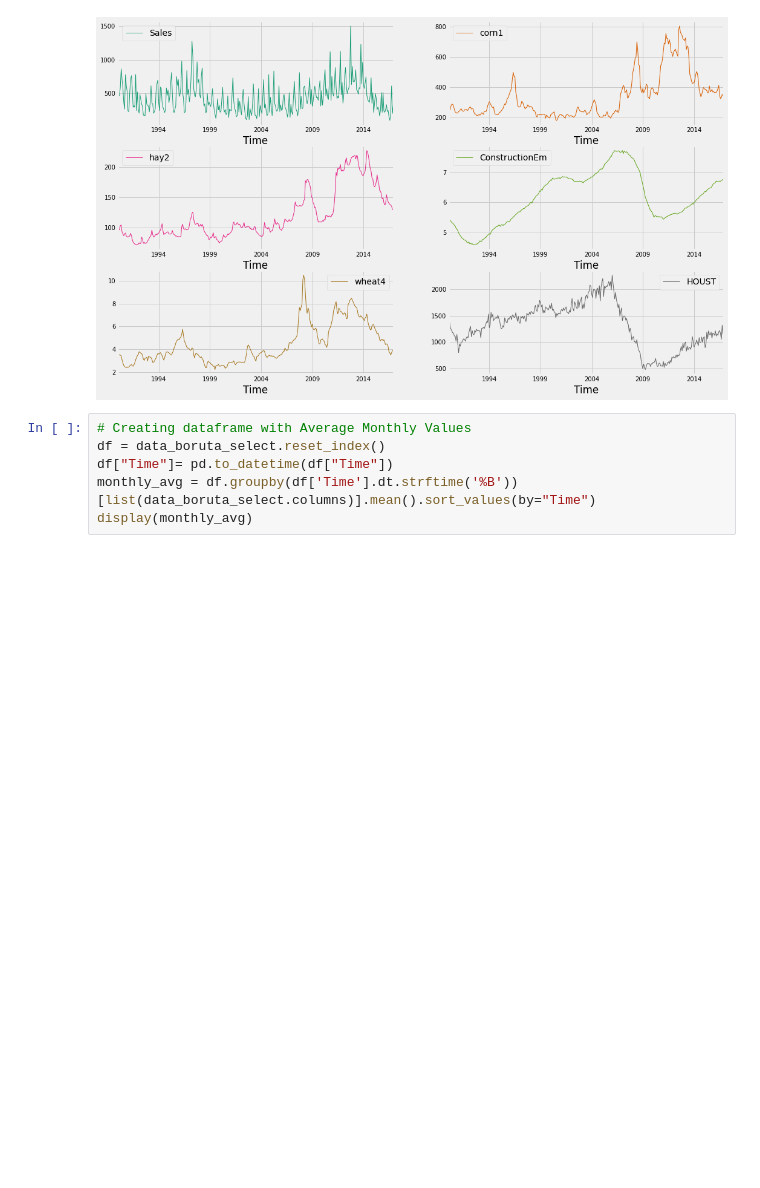
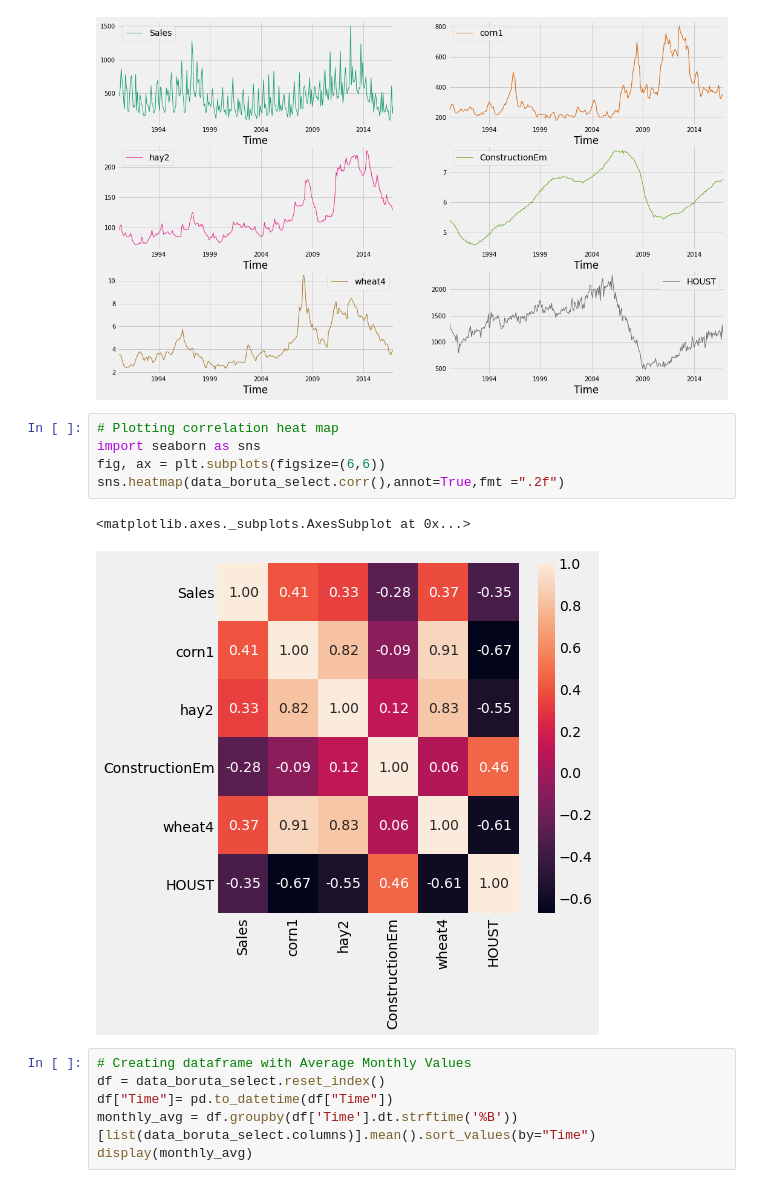
Before and after one commit to ankitaggarwal64/Time-Series-Sales-Forecasting-for-Agricultural-Equipments, a Jupyter notebook: Feature_selection.ipynb, the cells around one changed output. Saved outputs shown, nothing was run; the diff lists cells and outputs as text; blank space fills up the shorter version.

```diff
--- a/Feature_selection.ipynb
+++ b/Feature_selection.ipynb
@@ -234,6 +231,14 @@ ax = data_boruta_select.plot(subplots= True,linewidth=1,layout =(3,2),sharex=Fal
 plt.show()
 # %% [output]
 [figure]
+# %%
+# Plotting correlation heat map
+import seaborn as sns
+fig, ax = plt.subplots(figsize=(6,6))
+sns.heatmap(data_boruta_select.corr(),annot=True,fmt =".2f")
+# %% [output]
+<matplotlib.axes._subplots.AxesSubplot at 0x...>
+[figure, added]
 # %%
 # Creating dataframe with Average Monthly Values
 df = data_boruta_select.reset_index()
```
Also changed, not shown: parts of 8 cells of this notebook.
